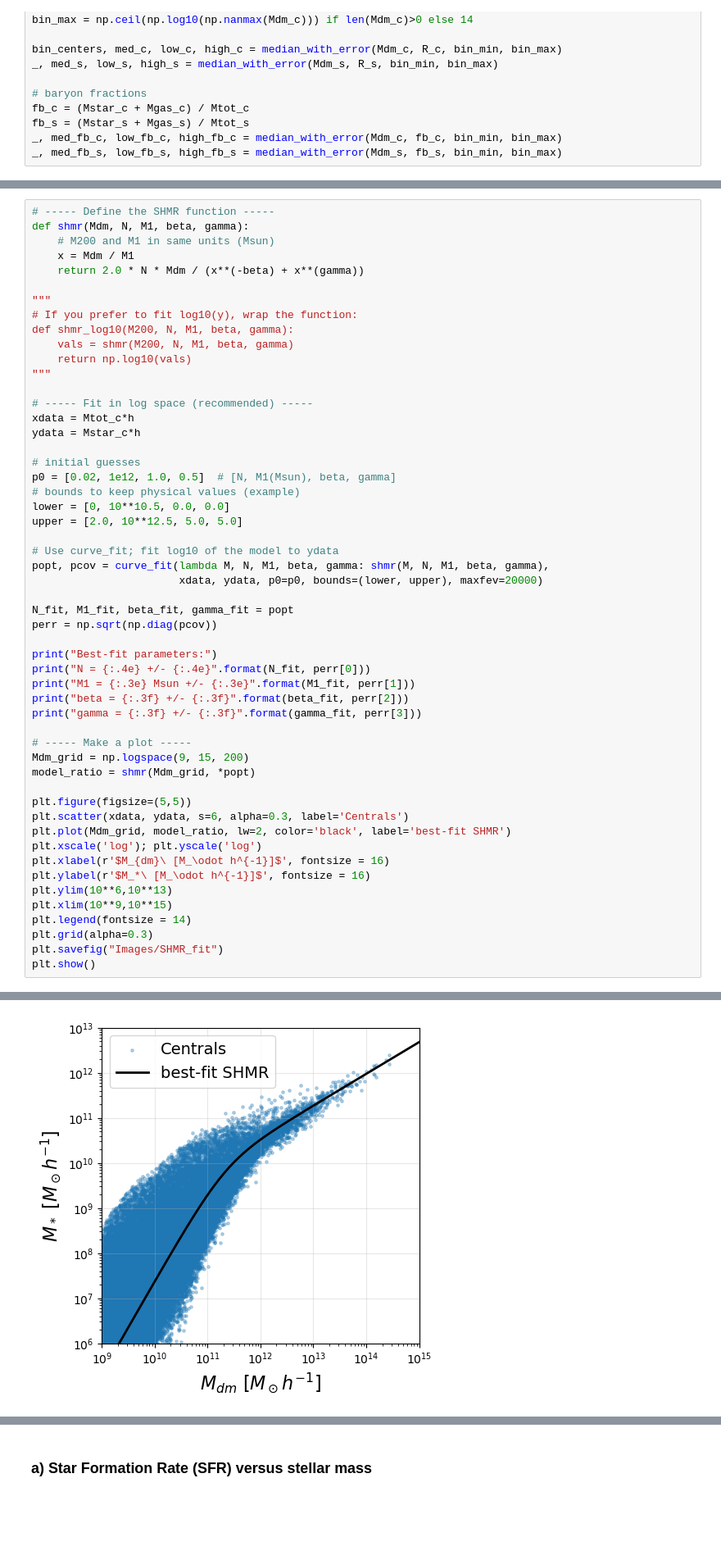
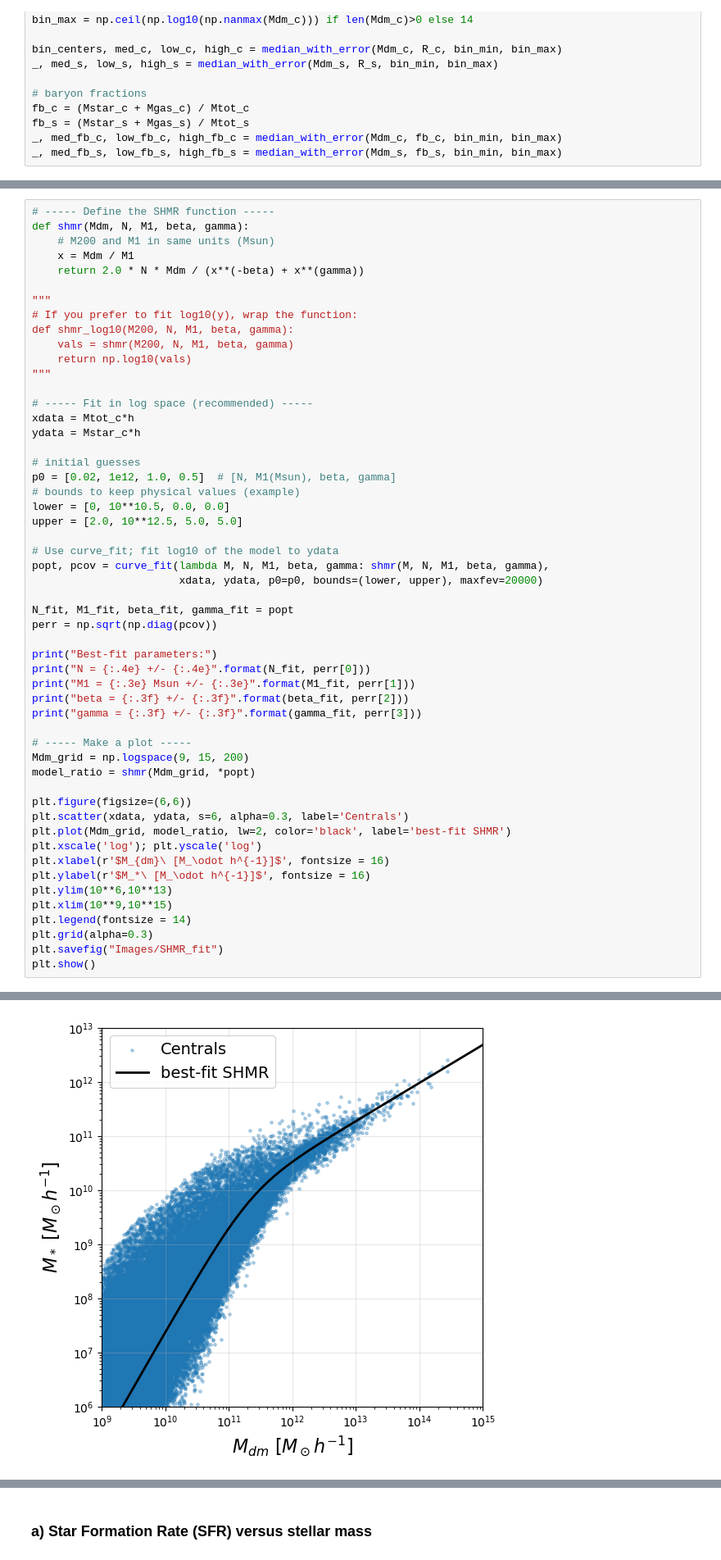
Before and after one commit to gvansan/TANA_notebooks, a Jupyter notebook: Project/part2_updated.ipynb, the cells around one changed output, grey strips where cells are left out. Shown at 82% size. Saved outputs shown, nothing was run; the diff lists cells and outputs as text; blank space fills up the shorter version.

Commit message:
update images

```diff
--- a/Project/part2_updated.ipynb
+++ b/Project/part2_updated.ipynb
@@ -472,35 +472,35 @@ popt, pcov = curve_fit(lambda M, N, M1, beta, gamma: shmr(M, N, M1, beta, gamma)
 N_fit, M1_fit, beta_fit, gamma_fit = popt
 perr = np.sqrt(np.diag(pcov))
 
 print("Best-fit parameters:")
 print("N = {:.4e} +/- {:.4e}".format(N_fit, perr[0]))
 print("M1 = {:.3e} Msun +/- {:.3e}".format(M1_fit, perr[1]))
 print("beta = {:.3f} +/- {:.3f}".format(beta_fit, perr[2]))
 print("gamma = {:.3f} +/- {:.3f}".format(gamma_fit, perr[3]))
 
 # ----- Make a plot -----
 Mdm_grid = np.logspace(9, 15, 200)
 model_ratio = shmr(Mdm_grid, *popt)
 
-plt.figure(figsize=(5,5))
+plt.figure(figsize=(6,6))
 plt.scatter(xdata, ydata, s=6, alpha=0.3, label='Centrals')
 plt.plot(Mdm_grid, model_ratio, lw=2, color='black', label='best-fit SHMR')
 plt.xscale('log'); plt.yscale('log')
 plt.xlabel(r'$M_{dm}\ [M_\odot h^{-1}]$', fontsize = 16)
 plt.ylabel(r'$M_*\ [M_\odot h^{-1}]$', fontsize = 16)
 plt.ylim(10**6,10**13)
 plt.xlim(10**9,10**15)
 plt.legend(fontsize = 14)
 plt.grid(alpha=0.3)
 plt.savefig("Images/SHMR_fit")
 plt.show()
 # %% [output]
 Best-fit parameters:
 N = 2.9414e-02 +/- 1.7599e-04
 M1 = 2.129e+11 Msun +/- 4.862e-14
 beta = 1.049 +/- 0.040
 gamma = 0.296 +/- 0.001
-[figure, old version]
+[figure, new version]
 # %% [markdown]
 # Wat zien we?
 
```
Also changed, not shown: parts of 1 cell of this notebook, 3 other files.
